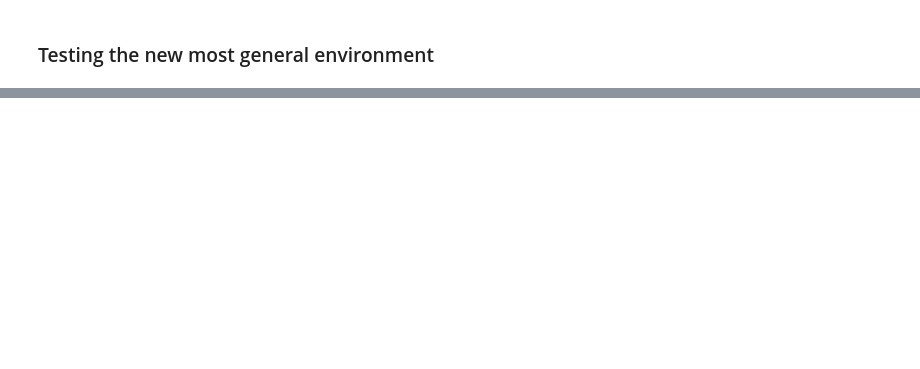
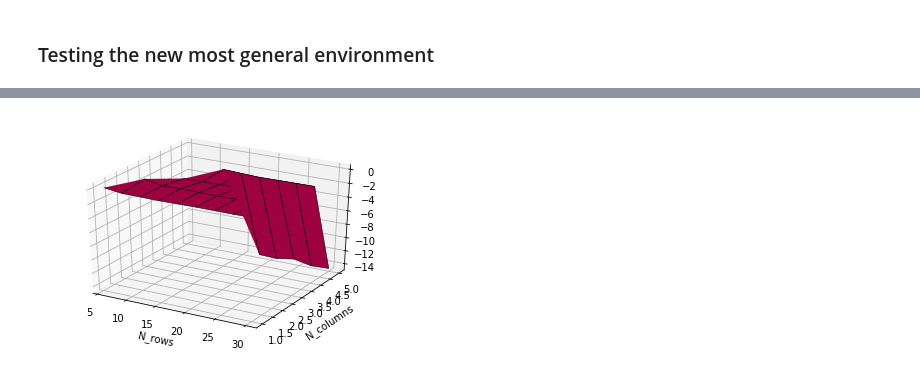
Before and after one commit to glkarpov/wmaxvol, a Jupyter notebook: sandbox_bm_approx.ipynb, the cells around one changed output, grey strips where cells are left out. Saved outputs shown, nothing was run; the diff lists cells and outputs as text; code cells hidden in the pictures; blank space fills up the shorter version.

Commit message:
All tests to noisy are ready

```diff
--- a/sandbox_bm_approx.ipynb
+++ b/sandbox_bm_approx.ipynb
@@ -21,7 +12,0 @@ np.savez(os.path.join(dir_str,'taken_points'), x=x)
-# %%
-c = GenMat(p_size, x,poly=cheb, debug=False,pow_p=1)
-# c = GenMat(p_size, x, poly=trigpoly, poly_diff=trigpoly_diff, debug=False, pow_p=1)
-print c.shape
-# turn matrix to the block structure
-A = matrix_prep(c,nder+1,n)
-print A.shape
@@ -51,0 +69,36 @@ for function in functions:
+# %%
+### evaluating test
+for inital_points_distrib in inital_points_distribs:
+    points_fn = 'taken_points_{}'.format(inital_points_distrib)
+    x = test_points_gen(num_points_for_big_matrix, nder, distrib=inital_points_distrib)
+
+    A = GenMat(p_size, x, poly=poly, debug=False, pow_p=1)
+    A = matrix_prep(A, nder+1, num_points_for_big_matrix)
+
+    np.savez(os.path.join(dir_str, points_fn), x=x, points_test=points_test)
+
+    fn_pre = lambda function : "func={}_poly={}_distrib={}".format(function.__name__, poly.__name__, inital_points_distrib)
+    fls = [open(os.path.join(dir_str, fn_pre(function) + '.txt'), "w") for function in functions]
+
+    fn_pre_pdf = "poly={}_distrib={}".format(poly.__name__, inital_points_distrib)
+    for expansion in range(min_expansion, max_expansion):
+                for N_rows_ex in range(max_row, expansion, -1): # It's not the way people do...
+                    N_rows = N_rows_ex*(nder+1)
+                    fnpdf = os.path.join(dir_pdf, fn_pre_pdf + "_expansion={}_N_rows_ex={}.pdf".format(expansion, N_rows_ex))
+                    try:
+                        error, taken_points = test(A, x, points_test, nder, expansion, N_rows, functions,
+                                                   poly=poly, to_save_pivs=N_rows_ex==max_row,
+                                                   fnpdf=fnpdf)
+                    except SingularError as err:
+                        print ('not full column rank with expansion={}, N_rows_ex={}, err={}'.format(
+                                                            expansion, N_rows_ex, err.value))
+                        #continue
+                        break
+
+                    for i, f in enumerate(fls):
+                        taken_points.tofile(f, sep=" ")
+                        f.write("_error={}_Nrows={}_expans={}\n".format(error[i], N_rows, expansion))
+                        f.flush()
+
+    for f in fls:
+        f.close()
@@ -101,0 +164,4 @@ plt.show()
+# %%
+PlotError("func=Rosenbrock_poly=cheb.txt", True)
+# %% [output]
+[figure, added]
```
Also changed, not shown: parts of 7 cells of this notebook, 3 other files.
